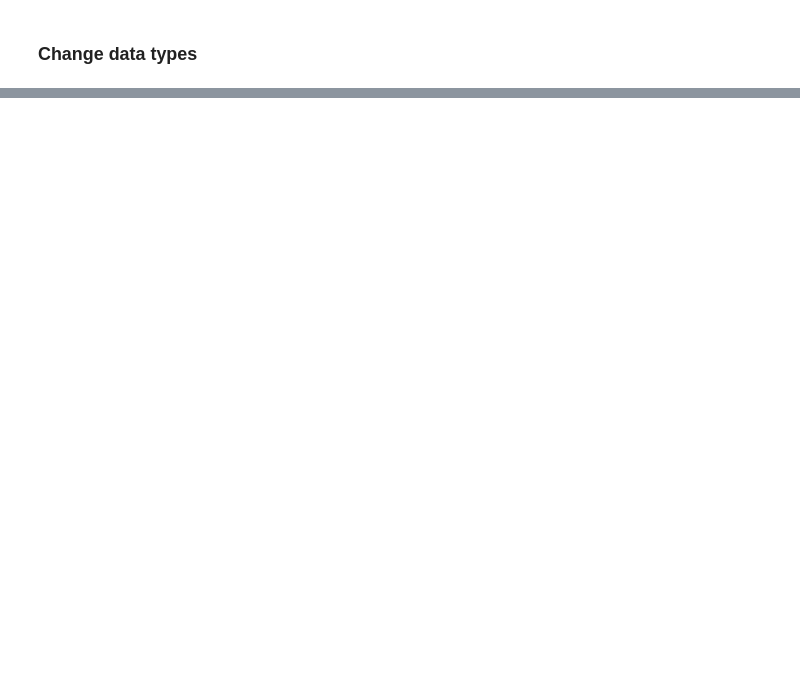
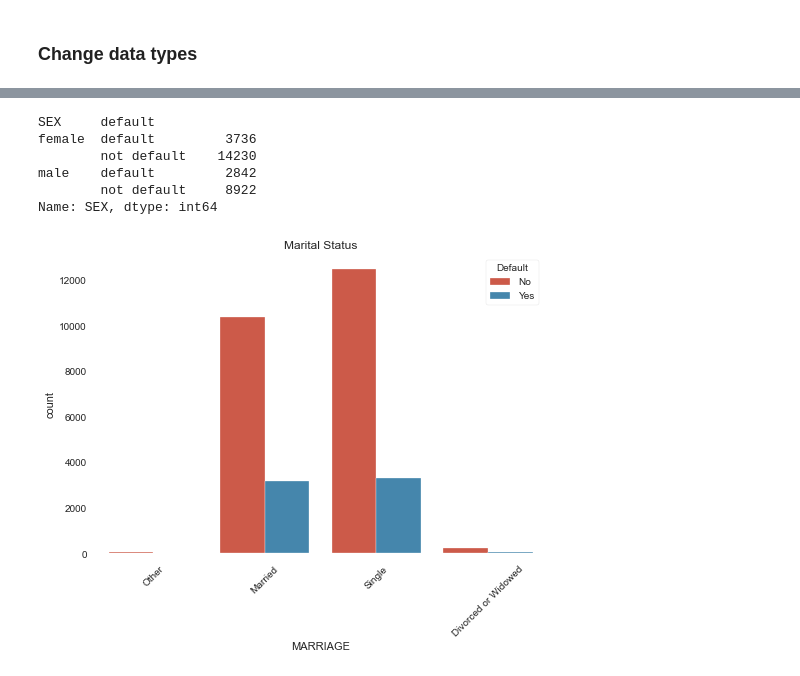
Before and after one commit to MichaelBauler/Credit-One-Regression, a Jupyter notebook: Credit One Regression .ipynb, the cells around one changed output, grey strips where cells are left out. Drawn from its saved outputs; the diff is of its cells as text; code cells hidden in the pictures; blank space fills up the shorter version.

```diff
--- a/Credit One Regression .ipynb
+++ b/Credit One Regression .ipynb
@@ -275,0 +332,23 @@ dtype: object
+# %%
+# Marital Status relationship
+# Reference 0=Other 1=Married 2=Single 3=Divorced
+sns.countplot('MARRIAGE', hue='default_default',data=credit)
+plt.xticks((0,1,2,3),('Other','Married','Single','Divorced or Widowed'),rotation=45)
+L = plt.legend(title='Default')
+L.get_texts()[0].set_text('No')
+L.get_texts()[1].set_text('Yes')
+plt.title('Marital Status')
+
+# Value Counts of Marital Status
+credit['MARRIAGE'].value_counts()
+
+# Number of men and women
+df1.groupby(['SEX', 'default'])['SEX'].count()
+# %% [output]
+SEX     default
+female  default         3736
+        not default    14230
+male    default         2842
+        not default     8922
+Name: SEX, dtype: int64
+[figure, added]
```
Also changed, not shown: parts of 41 cells of this notebook.
